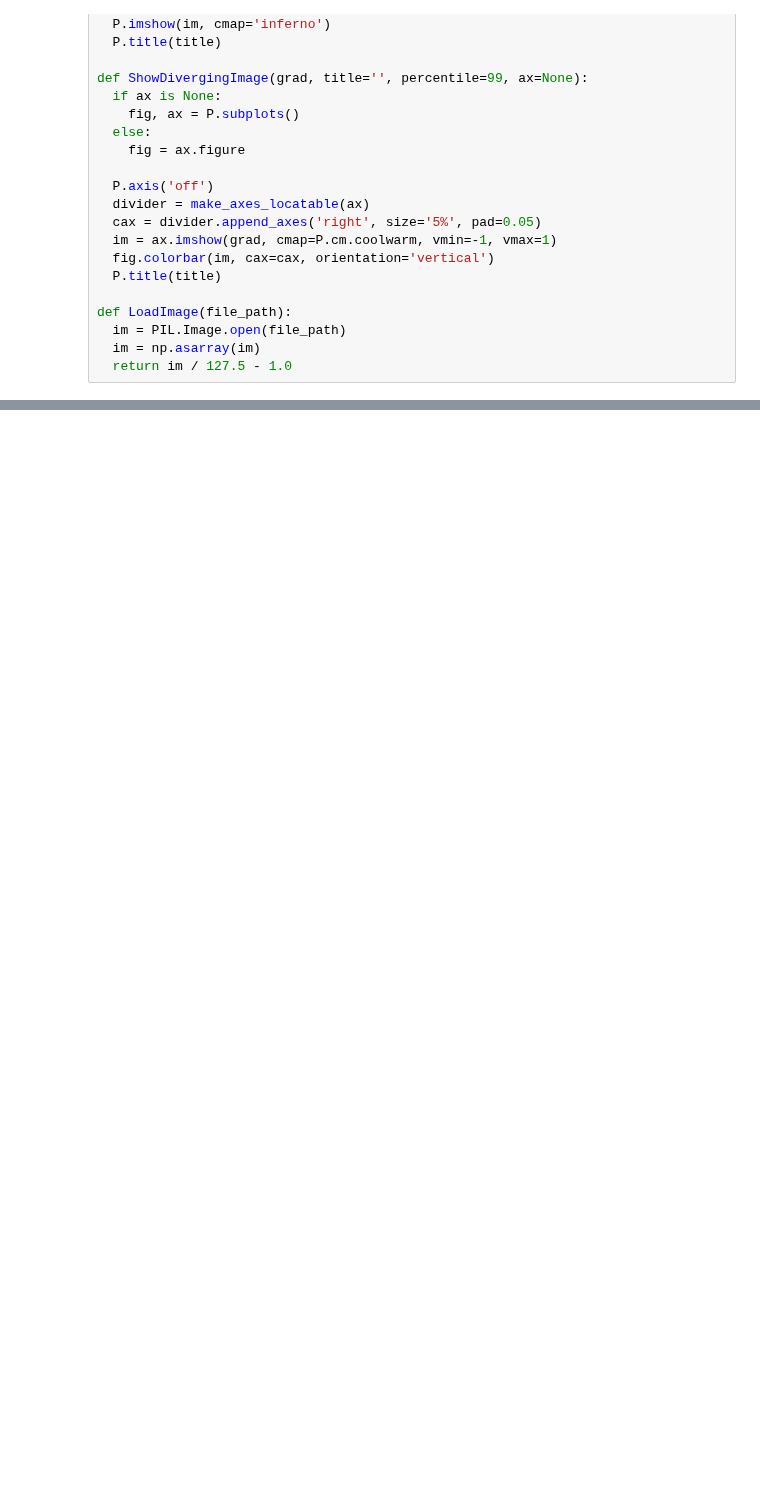
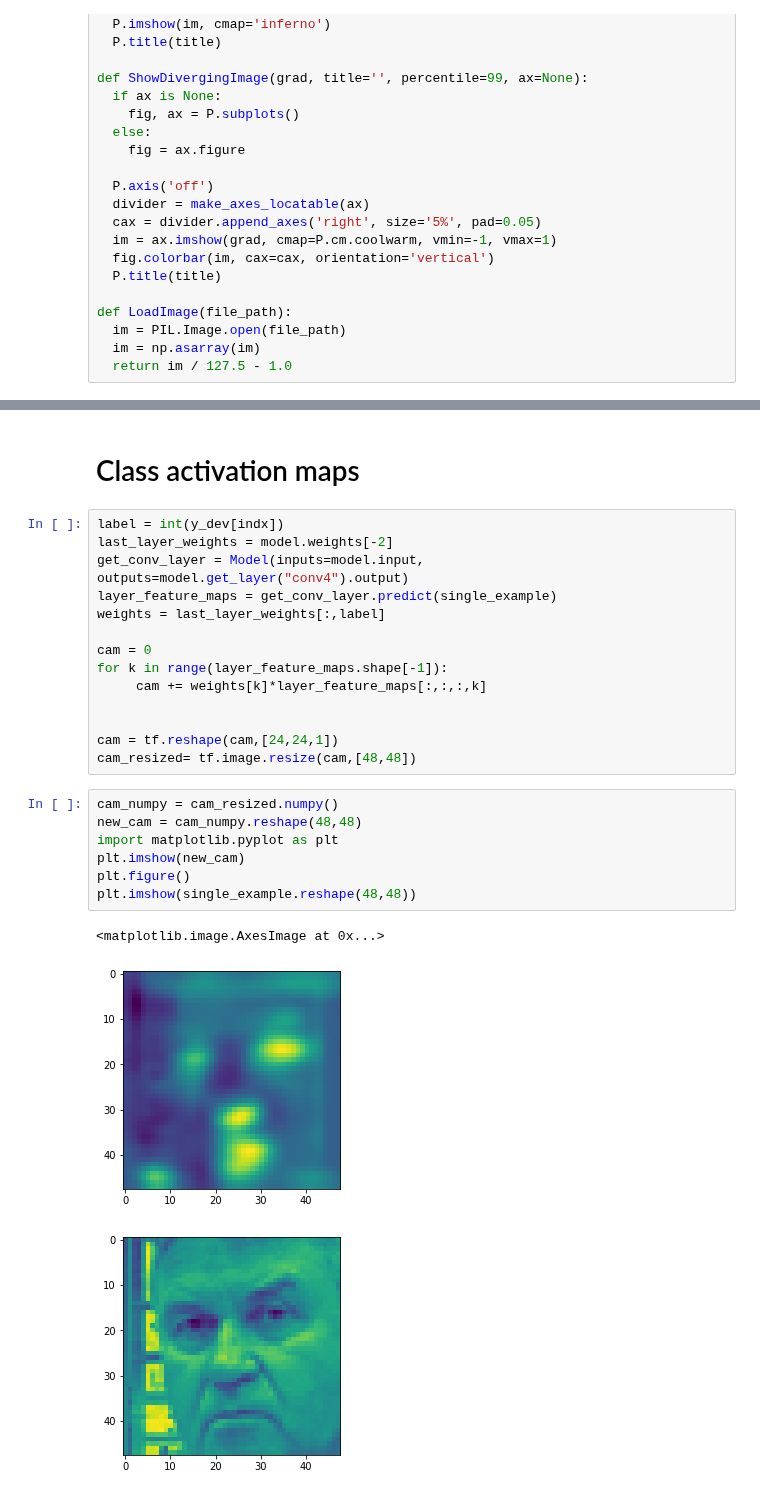
Before and after one commit to amilkh/cs230-fer, a Jupyter notebook: fer2013_pawan.ipynb, the cells around one changed output, grey strips where cells are left out. Saved outputs shown, nothing was run; the diff lists cells and outputs as text; blank space fills up the shorter version.

```diff
--- a/fer2013_pawan.ipynb
+++ b/fer2013_pawan.ipynb
@@ -257,0 +197,27 @@ ValueError: ignored
+# %% [markdown]
+# Class activation maps
+# %%
+label = int(y_dev[indx])
+last_layer_weights = model.weights[-2]
+get_conv_layer = Model(inputs=model.input, outputs=model.get_layer("conv4").output)
+layer_feature_maps = get_conv_layer.predict(single_example)
+weights = last_layer_weights[:,label]
+
+cam = 0
+for k in range(layer_feature_maps.shape[-1]):
+     cam += weights[k]*layer_feature_maps[:,:,:,k]
+
+
+cam = tf.reshape(cam,[24,24,1])
+cam_resized= tf.image.resize(cam,[48,48])
+# %%
+cam_numpy = cam_resized.numpy()
+new_cam = cam_numpy.reshape(48,48)
+import matplotlib.pyplot as plt
+plt.imshow(new_cam)
+plt.figure()
+plt.imshow(single_example.reshape(48,48))
+# %% [output]
+<matplotlib.image.AxesImage at 0x...>
+[figure, added]
+[figure, added]
```
Also changed, not shown: parts of 15 cells of this notebook.
